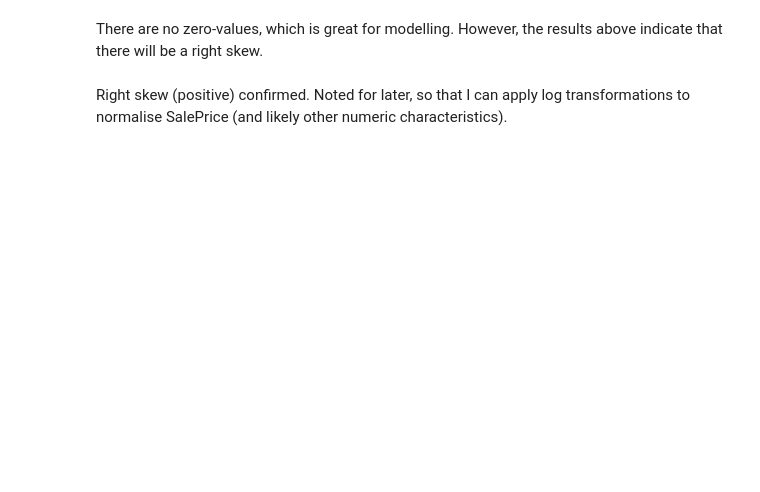
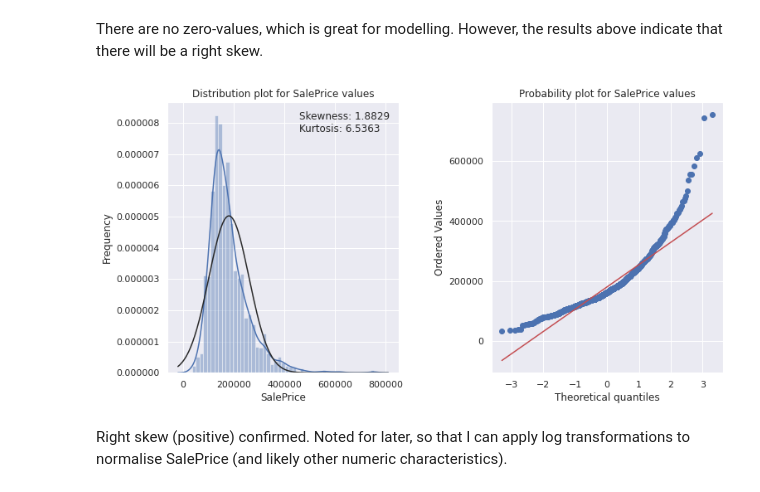
Before and after one commit to KadinSchultz/House-Price-Predictions, a Jupyter notebook: house-prices-kadin-s.ipynb, the cells around one changed output. Cells and saved outputs as stored; diff of their text form; code cells hidden in the pictures; blank space fills up the shorter version.

```diff
--- a/house-prices-kadin-s.ipynb
+++ b/house-prices-kadin-s.ipynb
@@ -34,7 +45,7 @@ df_train.drop("Id", axis = 1, inplace = True)
 df_test.drop("Id", axis = 1, inplace = True)
 
 # Combine the datasets
-df_allData = pd.concat((df_train, df_test)).reset_index(drop = True)
+df_allData = pd.concat([df_train, df_test]).reset_index(drop = True)
 df_allData.drop(['SalePrice'], axis = 1, inplace = True)
 # %% [markdown]
 ## Impute missing values
@@ -112,6 +117,7 @@ cols_numToObj = ['MSSubClass', 'OverallQual', 'OverallCond', 'YearBuilt',
 for col in cols_numToObj:
     df_train[col] = df_train[col].apply(str)
     df_test[col] = df_test[col].apply(str)
+    df_allData[col] = df_allData[col].apply(str)
 # %% [markdown]
 ## Preliminary correlation inspections
 Review correlation values between each set of characteristics, to identify if there are any redundant columns that could be dropped.
@@ -168,6 +194,7 @@ Therefore the following columns will be removed:
 # %%
 df_train = df_train.drop(columns = ['GarageArea', 'TotRmsAbvGrd', '1stFlrSF'])
 df_test = df_test.drop(columns = ['GarageArea', 'TotRmsAbvGrd', '1stFlrSF'])
+df_allData = df_allData.drop(columns = ['GarageArea', 'TotRmsAbvGrd', '1stFlrSF'])
 # %% [markdown]
 And the following characteristics are worth exploring further:
 * GrLivArea
@@ -189,45 +228,59 @@ There are no zero-values, which is great for modelling. However, the results abo
 # Making these into functions for use later one
 
 # Generate histogram, and print values for skewness and kurtosis on it
-def histogramPlot(var, ax = None):
+def histogramPlot(var, ax = None, allData = 0):
     p = 0
     if ax is None:
         ax = plt.gca()
         p = 1
-    f = sns.distplot(df_train[var], fit = norm, ax = ax)
+
+    if allData == 0:
+        df = df_train.copy()
+    else:
+        df = df_allData.copy()
+
+    f = sns.distplot(df[var], fit = norm, ax = ax)
     f.ticklabel_format(style = 'plain', axis = 'y')
     ax.set(title = 'Distribution plot for {} values'.format(var),
             ylabel = 'Frequency')
-    ax.add_artist(AnchoredText('Skewness: {:.4f}\nKurtosis: {:.4f}\n'.format(df_train[var].skew(), df_train[var].kurt()),
+    ax.add_artist(AnchoredText('Skewness: {:.4f}\nKurtosis: {:.4f}\n'.format(df[var].skew(), df[var].kurt()),
                                 loc = 'upper right', frameon = False))
 
     # If not part of a subplot, print the figure
     if p == 1: plt.show()
 
 
 # Generate probability plot (QQ-plot)
-def probabilityPlot(var, ax = None):
+def probabilityPlot(var, ax = None, allData = 0):
     p = 0
     if ax is None:
         ax = plt.gca()
         p = 1
-    f = probplot(df_train[var], plot = plt)
+
+    if allData == 0:
+        df = df_train.copy()
+    else:
+        df = df_allData.copy()
+
+    f = probplot(df[var], plot = plt)
     ax.set(title = 'Probability plot for {} values'.format(var))
 
     # If not part of a subplot, print the figure
     if p == 1: plt.show()
 
 
 # Print the histogram abd probability plots as a side-by-side subplot
-def histAndProbPlot(var):
+def histAndProbPlot(var, allData = 0):
     fig, (ax1, ax2) = plt.subplots(1, 2, figsize = (12, 6))
     plt.subplots_adjust(wspace = 0.4)
-    histogramPlot(var, ax1)
-    probabilityPlot(var, ax2)
+    histogramPlot(var, ax1, allData)
+    probabilityPlot(var, ax2, allData)
     plt.show()
 
 
 histAndProbPlot('SalePrice')
+# %% [output]
+[figure, added]
 # %% [markdown]
 Right skew (positive) confirmed. Noted for later, so that I can apply log transformations to normalise SalePrice (and likely other numeric characteristics).
 # %%
```
Also changed, not shown: parts of 17 cells of this notebook.
